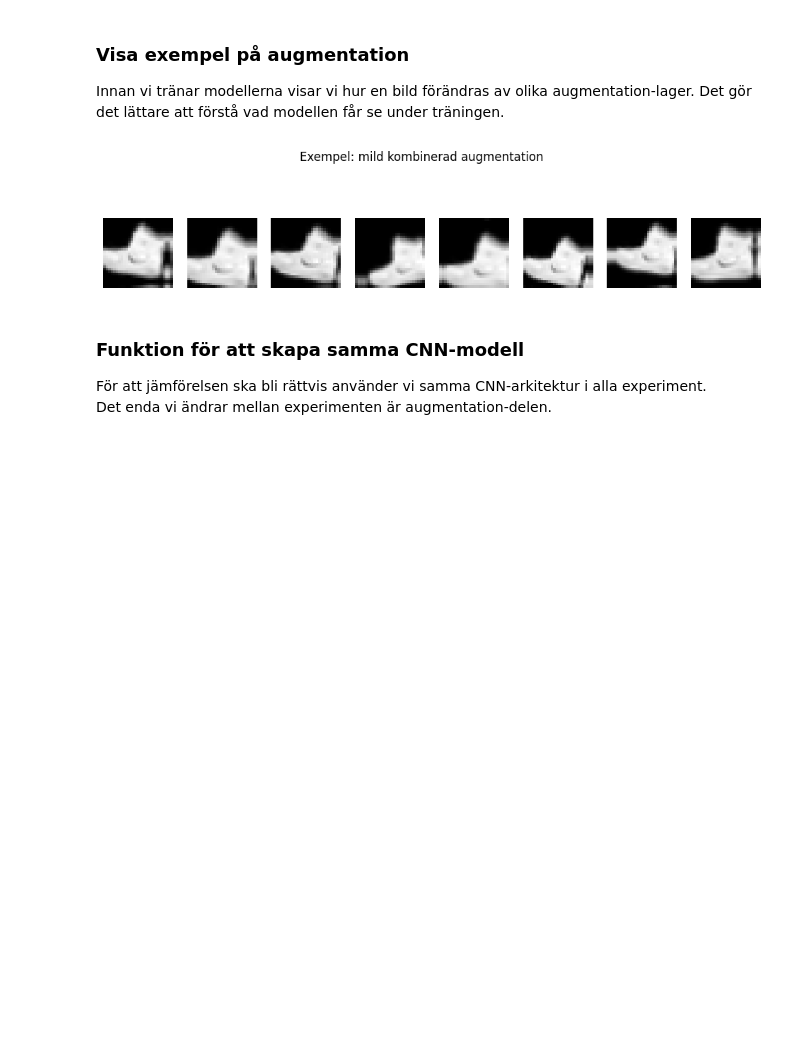
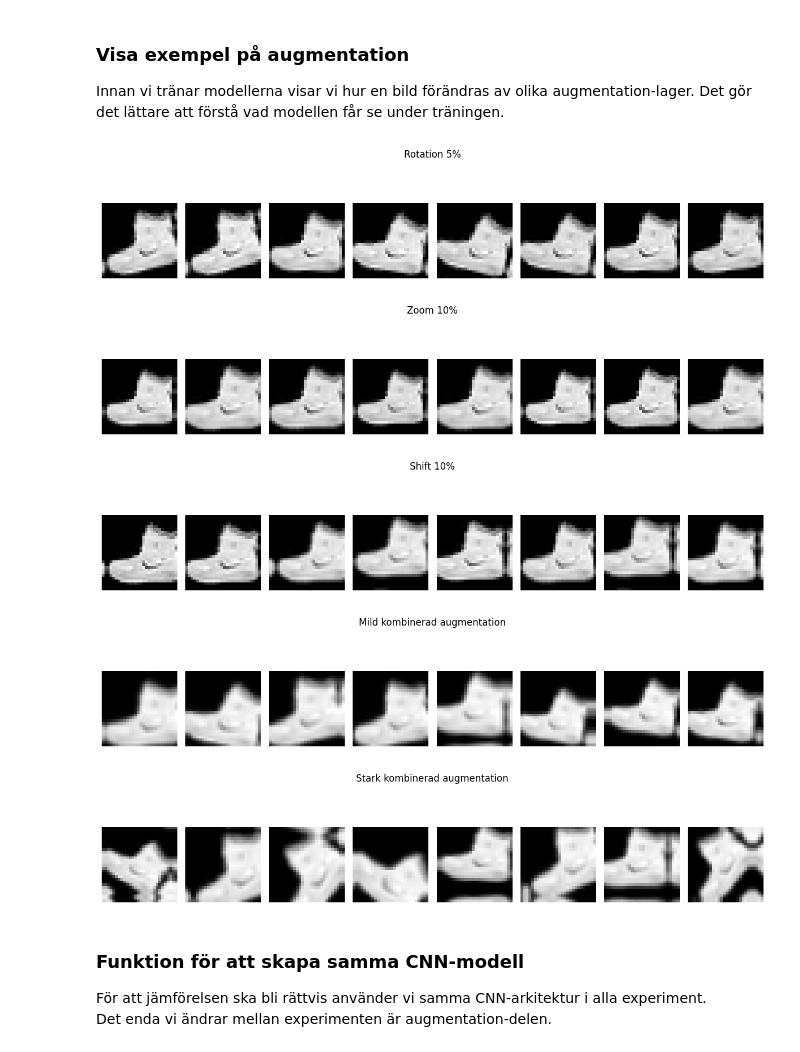
Before and after one commit to elzacapar/DL-grupp5-augmentation, a Jupyter notebook: notebook/fashion_mnist_data_augmentation.ipynb, the cells around one changed output. Saved outputs shown, nothing was run; the diff lists cells and outputs as text; code cells hidden in the pictures; blank space fills up the shorter version.

Commit message:
Lägg till del 4: visualisering, analys och slutsatser

```diff
--- a/notebook/fashion_mnist_data_augmentation.ipynb
+++ b/notebook/fashion_mnist_data_augmentation.ipynb
@@ -236,29 +262,48 @@ Det gör det lättare att förstå vad modellen får se under träningen.
 # %%
 def show_augmented_examples(augmentation_layer, title, image_index=0, n_examples=8):
     image = x_train[image_index:image_index+1]
 
     plt.figure(figsize=(12, 3))
     for i in range(n_examples):
         augmented_image = augmentation_layer(image, training=True)
-
         plt.subplot(1, n_examples, i + 1)
         plt.imshow(augmented_image[0].numpy().squeeze(), cmap='gray')
         plt.axis('off')
 
     plt.suptitle(title)
+    plt.tight_layout()
+    plt.savefig(f"../images/augmentation_example_{title.lower().replace(' ', '_')}.png",
+                dpi=150, bbox_inches="tight")
     plt.show()
 
 
-# Exempel på mild kombinerad augmentation
-example_augmentation = keras.Sequential([
-    layers.RandomRotation(0.05),
-    layers.RandomZoom(0.10),
-    layers.RandomTranslation(0.10, 0.10),
-])
-
-show_augmented_examples(example_augmentation, "Exempel: mild kombinerad augmentation")
+# Visa exempel för varje augmentation-typ separat
+show_augmented_examples(
+    keras.Sequential([layers.RandomRotation(0.05)]),
+    "Rotation 5%"
+)
+show_augmented_examples(
+    keras.Sequential([layers.RandomZoom(0.10)]),
+    "Zoom 10%"
+)
+show_augmented_examples(
+    keras.Sequential([layers.RandomTranslation(0.10, 0.10)]),
+    "Shift 10%"
+)
+show_augmented_examples(
+    keras.Sequential([layers.RandomRotation(0.05), layers.RandomZoom(0.10), layers.RandomTranslation(0.10, 0.10)]),
+    "Mild kombinerad augmentation"
+)
+show_augmented_examples(
+    keras.Sequential([layers.RandomRotation(0.15), layers.RandomZoom(0.20), layers.RandomTranslation(0.20, 0.20)]),
+    "Stark kombinerad augmentation"
+)
 # %% [output]
-[figure, old version]
+[figure, new version]
+[figure, added]
+[figure, added]
+[figure, added]
+[figure, added]
 # %% [markdown]
 ### Funktion för att skapa samma CNN-modell
 
```
Also changed, not shown: parts of 47 cells of this notebook, 27 other files.
